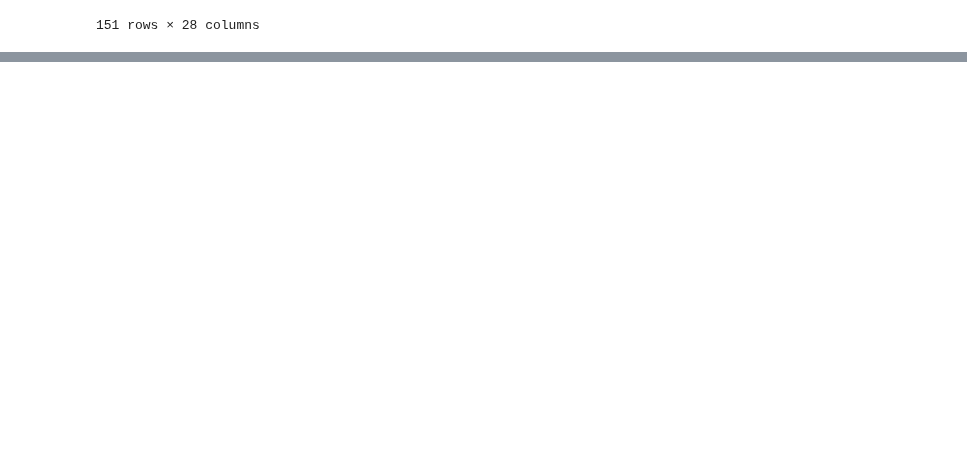
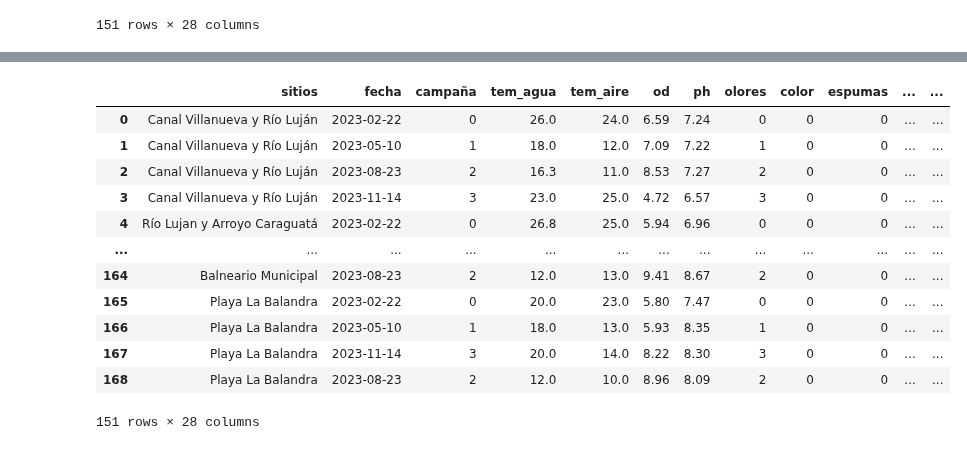
Before and after one commit to MaximoReynoso/TrabajoEspecial, a Jupyter notebook: TrabajoEspecialfn.ipynb, the cells around one changed output, grey strips where cells are left out. Cells and saved outputs as stored; diff of their text form; code cells hidden in the pictures; blank space fills up the shorter version.

```diff
--- a/TrabajoEspecialfn.ipynb
+++ b/TrabajoEspecialfn.ipynb
@@ -156,0 +169,36 @@ preprocessed_dataset_dos
+# %%
+preprocessed_dataset = preprocessed_dataset_dos.copy()
+
+#Transformacion campaña
+
+preprocessed_dataset['campaña']=preprocessed_dataset['campaña'].replace(['Verano','otoño','invierno','primavera'],['0','1','2','3'])
+
+
+
+#transformacion olores, color, espumas,mat_susp
+preprocessed_dataset['olores']=preprocessed_dataset['campaña'].replace(['Ausencia','Presencia'],['0','1'])
+preprocessed_dataset['color']=preprocessed_dataset['color'].replace(['Ausencia','Presencia'],['0','1'])
+preprocessed_dataset['espumas']=preprocessed_dataset['espumas'].replace(['Ausencia','Presencia'],['0','1'])
+preprocessed_dataset['mat_susp']=preprocessed_dataset['mat_susp'].replace(['Ausencia','Presencia'],['0','1'])
+
+#transformacion calidad_de_agua
+preprocessed_dataset['calidad_de_agua']=preprocessed_dataset['calidad_de_agua'].replace(['Muy deteriorada','Muy deteriorada ','Extremadamente deteriorada'],['0','0','1'])
+
+columnas=['campaña', 'olores','color','espumas','mat_susp','calidad_de_agua']
+preprocessed_dataset[columnas] = preprocessed_dataset[columnas].apply(pd.to_numeric)
+
+preprocessed_dataset
+# %% [output]
+|  | sitios | fecha | campaña | tem_agua | tem_aire | od | ph | olores | color | espumas | ... | ... |
+| 0 | Canal Villanueva y Río Luján | 2023-02-22 | 0 | 26.0 | 24.0 | 6.59 | 7.24 | 0 | 0 | 0 | ... | ... |
+| 1 | Canal Villanueva y Río Luján | 2023-05-10 | 1 | 18.0 | 12.0 | 7.09 | 7.22 | 1 | 0 | 0 | ... | ... |
+| 2 | Canal Villanueva y Río Luján | 2023-08-23 | 2 | 16.3 | 11.0 | 8.53 | 7.27 | 2 | 0 | 0 | ... | ... |
+| 3 | Canal Villanueva y Río Luján | 2023-11-14 | 3 | 23.0 | 25.0 | 4.72 | 6.57 | 3 | 0 | 0 | ... | ... |
+| 4 | Río Lujan y Arroyo Caraguatá | 2023-02-22 | 0 | 26.8 | 25.0 | 5.94 | 6.96 | 0 | 0 | 0 | ... | ... |
+| ... | ... | ... | ... | ... | ... | ... | ... | ... | ... | ... | ... | ... |
+| 164 | Balneario Municipal | 2023-08-23 | 2 | 12.0 | 13.0 | 9.41 | 8.67 | 2 | 0 | 0 | ... | ... |
+| 165 | Playa La Balandra | 2023-02-22 | 0 | 20.0 | 23.0 | 5.80 | 7.47 | 0 | 0 | 0 | ... | ... |
+| 166 | Playa La Balandra | 2023-05-10 | 1 | 18.0 | 13.0 | 5.93 | 8.35 | 1 | 0 | 0 | ... | ... |
+| 167 | Playa La Balandra | 2023-11-14 | 3 | 20.0 | 14.0 | 8.22 | 8.30 | 3 | 0 | 0 | ... | ... |
+| 168 | Playa La Balandra | 2023-08-23 | 2 | 12.0 | 10.0 | 8.96 | 8.09 | 2 | 0 | 0 | ... | ... |
+151 rows × 28 columns
```
Also changed, not shown: parts of 6 cells of this notebook.
